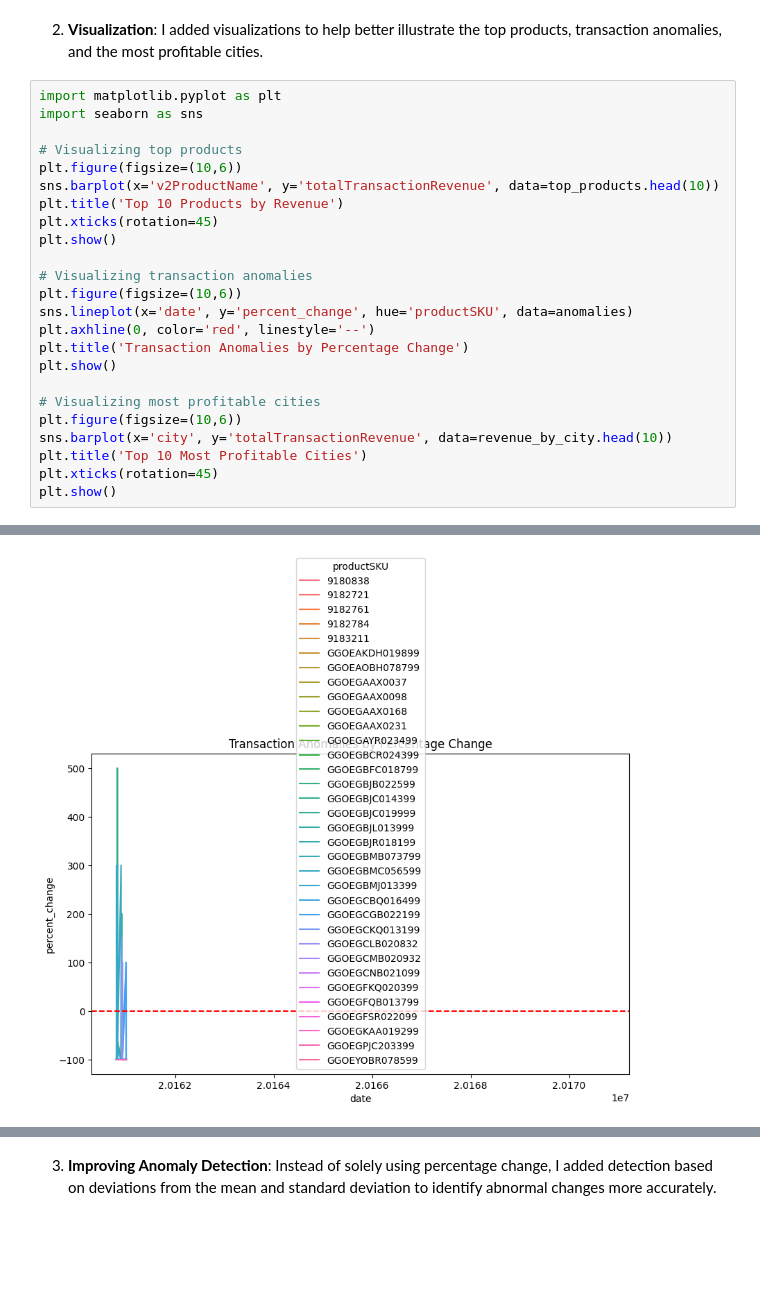
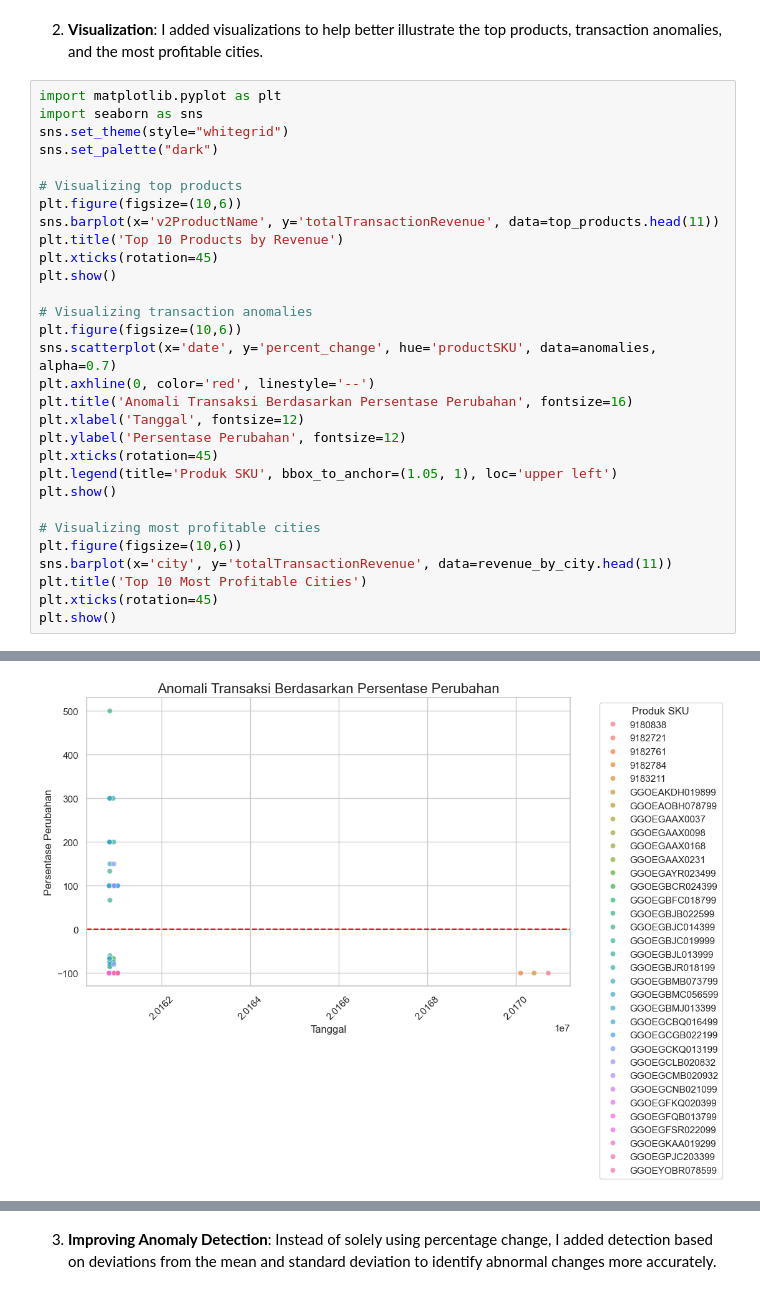
Before and after one commit to yogarifp/ntx-de-technical-test, a Jupyter notebook: Soal 1 - Data Transformation dan Analysis Case/Answer.ipynb, the cells around one changed output, grey strips where cells are left out. Saved outputs shown, nothing was run; the diff lists cells and outputs as text; blank space fills up the shorter version.

Commit message:
NTX Data Engineer Technical Assessment - revised

```diff
--- a/Soal 1 - Data Transformation dan Analysis Case/Answer.ipynb
+++ b/Soal 1 - Data Transformation dan Analysis Case/Answer.ipynb
@@ -111,24 +111,30 @@ df_filtered = df[df['totalTransactionRevenue'].notna()]
 # %%
 import matplotlib.pyplot as plt
 import seaborn as sns
+sns.set_theme(style="whitegrid")
+sns.set_palette("dark")
 
 # Visualizing top products
 plt.figure(figsize=(10,6))
-sns.barplot(x='v2ProductName', y='totalTransactionRevenue', data=top_products.head(10))
+sns.barplot(x='v2ProductName', y='totalTransactionRevenue', data=top_products.head(11))
 plt.title('Top 10 Products by Revenue')
 plt.xticks(rotation=45)
 plt.show()
 
 # Visualizing transaction anomalies
 plt.figure(figsize=(10,6))
-sns.lineplot(x='date', y='percent_change', hue='productSKU', data=anomalies)
+sns.scatterplot(x='date', y='percent_change', hue='productSKU', data=anomalies, alpha=0.7)
 plt.axhline(0, color='red', linestyle='--')
-plt.title('Transaction Anomalies by Percentage Change')
+plt.title('Anomali Transaksi Berdasarkan Persentase Perubahan', fontsize=16)
+plt.xlabel('Tanggal', fontsize=12)
+plt.ylabel('Persentase Perubahan', fontsize=12)
+plt.xticks(rotation=45)
+plt.legend(title='Produk SKU', bbox_to_anchor=(1.05, 1), loc='upper left')
 plt.show()
 
 # Visualizing most profitable cities
 plt.figure(figsize=(10,6))
-sns.barplot(x='city', y='totalTransactionRevenue', data=revenue_by_city.head(10))
+sns.barplot(x='city', y='totalTransactionRevenue', data=revenue_by_city.head(11))
 plt.title('Top 10 Most Profitable Cities')
 plt.xticks(rotation=45)
 plt.show()
@@ -137 +143 @@ plt.show()
-[figure, old version]
+[figure, new version]
```
Also changed, not shown: parts of 1 cell of this notebook.
